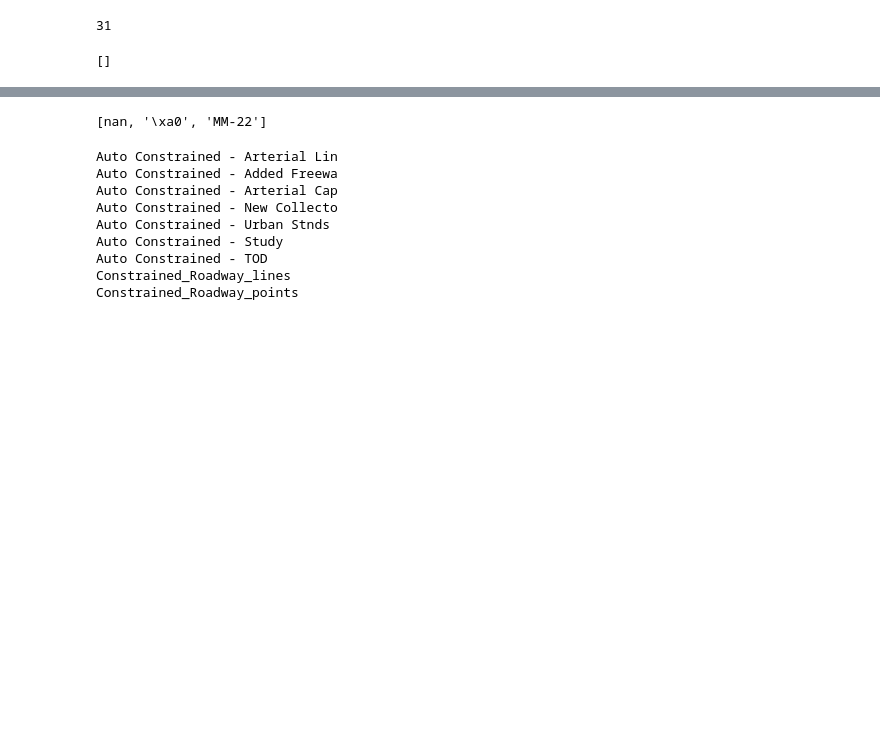
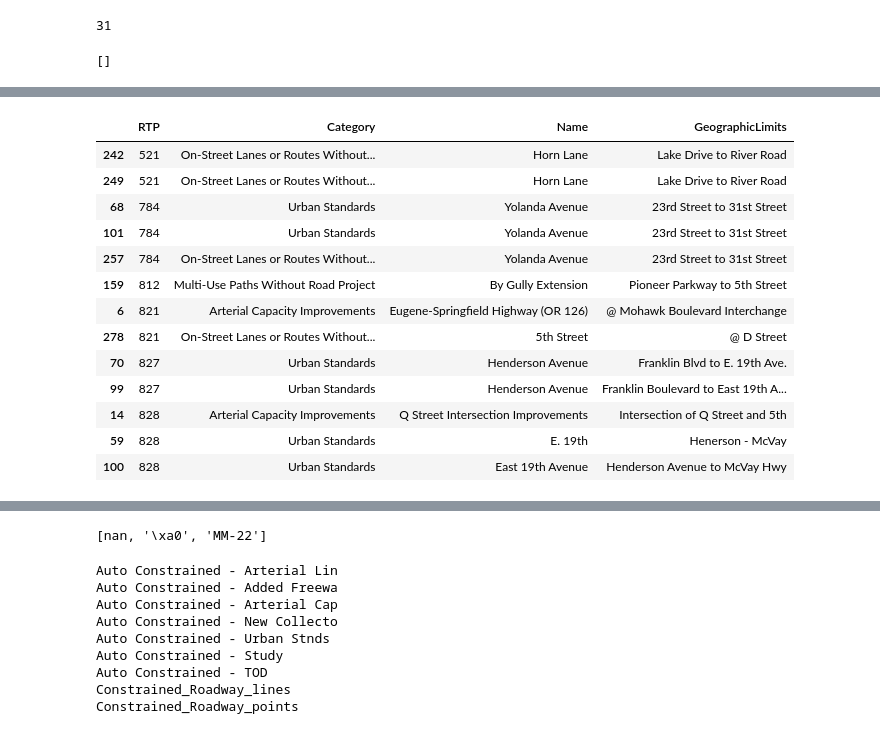
Before and after one commit to dongmeic/RTP, a Jupyter notebook: projlist/3.match_RTP_ID.ipynb, the cells around one changed output, grey strips where cells are left out. Cells and saved outputs as stored; diff of their text form; code cells hidden in the pictures; blank space fills up the shorter version.

Commit message:
review repeated ID in spreadsheets and GIS layers

```diff
--- a/projlist/3.match_RTP_ID.ipynb
+++ b/projlist/3.match_RTP_ID.ipynb
@@ -51,0 +55,2 @@ df45r[df45r.RTP.astype(str) == 'nan'].shape[0]
+# %%
+path = r'T:\MPO\RTP\FY20 2045 Update\Data and Resources\ProjectReview'
@@ -105,3 +116,5 @@ len(missingIDs_r)
 [rtp for rtp in df45.RTP.unique() if rtp not in df40.RTP.unique()]
 # %% [output]
 []
+# %%
+addedProjects = pd.read_csv(os.path.join(path, 'addedProjects.csv'))
@@ -107,0 +141,17 @@ len(missingIDs_r)
+# %%
+df40[df40.RTP.isin(addedProjects.RTP)][['RTP', 'Category', 'Name', 'GeographicLimits']].sort_values(by=['RTP'])
+# %% [output]
+|  | RTP | Category | Name | GeographicLimits |
+| 242 | 521 | On-Street Lanes or Routes Without... | Horn Lane | Lake Drive to River Road |
+| 249 | 521 | On-Street Lanes or Routes Without... | Horn Lane | Lake Drive to River Road |
+| 68 | 784 | Urban Standards | Yolanda Avenue | 23rd Street to 31st Street |
+| 101 | 784 | Urban Standards | Yolanda Avenue | 23rd Street to 31st Street |
+| 257 | 784 | On-Street Lanes or Routes Without... | Yolanda Avenue | 23rd Street to 31st Street |
+| 159 | 812 | Multi-Use Paths Without Road Project | By Gully Extension | Pioneer Parkway to 5th Street |
+| 6 | 821 | Arterial Capacity Improvements | Eugene-Springfield Highway (OR 126) | @ Mohawk Boulevard Interchange |
+| 278 | 821 | On-Street Lanes or Routes Without... | 5th Street | @ D Street |
+| 70 | 827 | Urban Standards | Henderson Avenue | Franklin Blvd to E. 19th Ave. |
+| 99 | 827 | Urban Standards | Henderson Avenue | Franklin Boulevard to East 19th A... |
+| 14 | 828 | Arterial Capacity Improvements | Q Street Intersection Improvements | Intersection of Q Street and 5th |
+| 59 | 828 | Urban Standards | E. 19th | Henerson - McVay |
+| 100 | 828 | Urban Standards | East 19th Avenue | Henderson Avenue to McVay Hwy |
```
Also changed, not shown: parts of 11 cells of this notebook, 4 other files.
